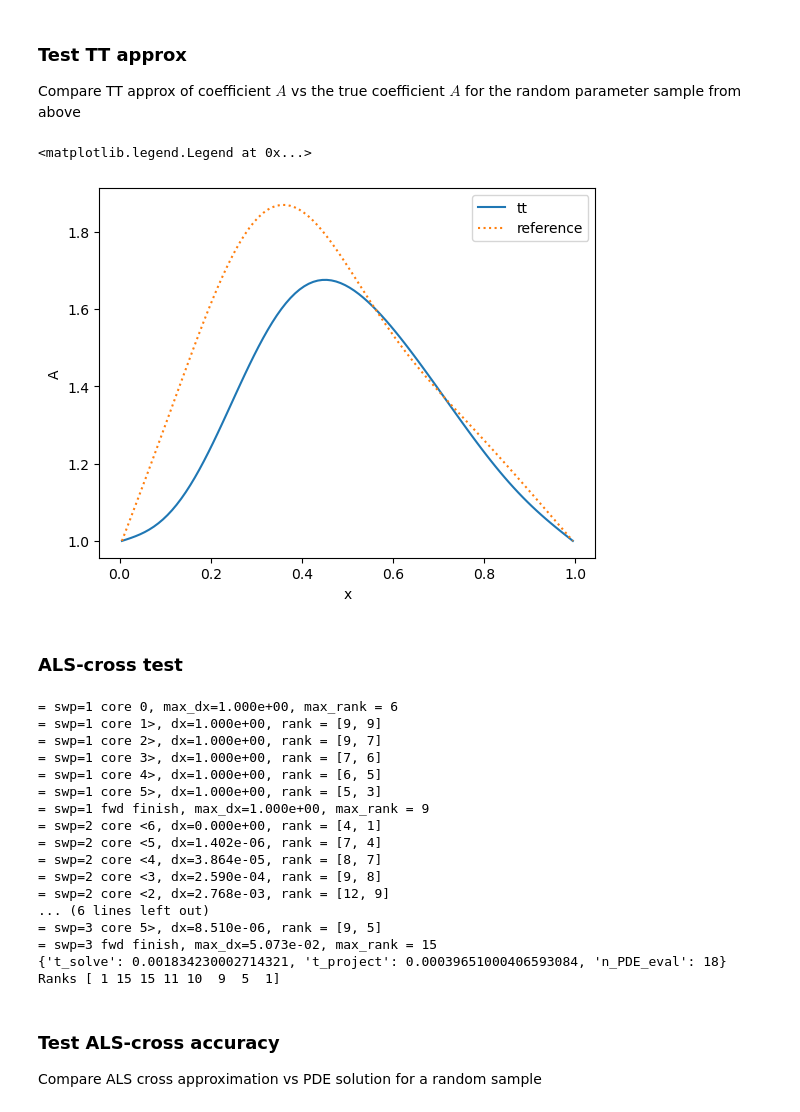
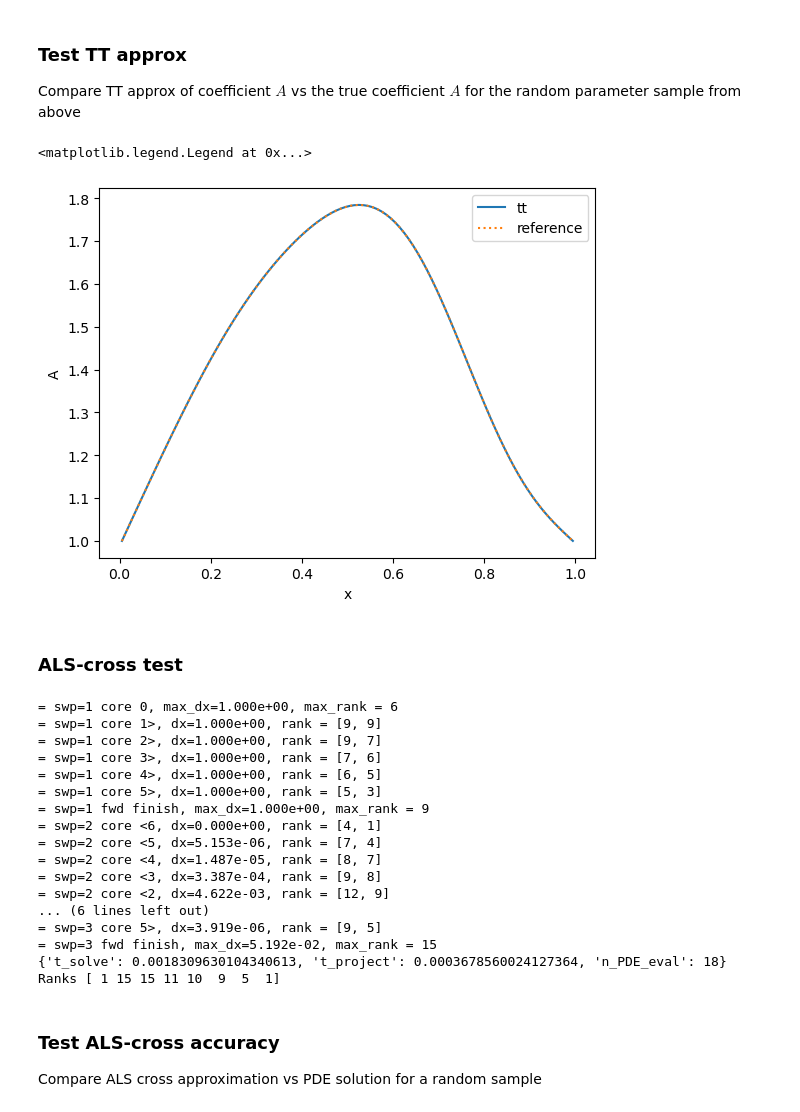
Before and after one commit to huberbenno/TT-IRT, a Jupyter notebook: python/als_cross_rework/test.ipynb, the cells around one changed output. Cells and saved outputs as stored; diff of their text form; code cells hidden in the pictures.

```diff
--- a/python/als_cross_rework/test.ipynb
+++ b/python/als_cross_rework/test.ipynb
@@ -185,24 +177,24 @@ Compare TT approx of coefficient $A$ vs the true coefficient $A$ for the random
 # %%
 # eval TT-approx of coeff
 y = rng.integers(0, Ny, n_a_param)
 C_eval = np.empty(Nx)
 for i in range(Nx):
-  C_eval[i] = C_a[np.concatenate([[i], y, [0]])]
+  C_eval[i] = C_a[np.concatenate([[i, 0], y])]
 
 X = np.hstack([np.arange(Nx).reshape((-1,1)), np.zeros((Nx,1)), np.tile(y, [Nx,1])])
 C_true = cfun(X)
 
 fig, ax = plt.subplots()
 
 x = (np.arange(0, Nx) + .5) / Nx
 ax.plot(x, C_eval, label='tt')
 ax.plot(x, C_true, ls='dotted', label="reference")
 ax.set_xlabel('x')
 ax.set_ylabel('A')
 ax.legend()
 # %% [output]
 <matplotlib.legend.Legend at 0x...>
-[figure, old version]
+[figure, new version]
 # %%
 cores = [np.ones((1,1,1))]
 cores += [np.linspace(v_min,v_max, Ny).reshape(1,-1,1)]
@@ -226,6 +216,7 @@ from als_cross import als_cross
 
 test = als_cross(
   [C_a, C_v, C_const],
+  [C_const],
   PDE_fun,
   1e-8,
   # random_init=5,
@@ -247,14 +238,14 @@ print('Ranks', u.r)
 = swp=1 core 5>, dx=1.000e+00, rank = [5, 3]
 = swp=1 fwd finish, max_dx=1.000e+00, max_rank = 9
 = swp=2 core <6, dx=0.000e+00, rank = [4, 1]
-= swp=2 core <5, dx=1.402e-06, rank = [7, 4]
-= swp=2 core <4, dx=3.864e-05, rank = [8, 7]
-= swp=2 core <3, dx=2.590e-04, rank = [9, 8]
-= swp=2 core <2, dx=2.768e-03, rank = [12, 9]
+= swp=2 core <5, dx=5.153e-06, rank = [7, 4]
+= swp=2 core <4, dx=1.487e-05, rank = [8, 7]
+= swp=2 core <3, dx=3.387e-04, rank = [9, 8]
+= swp=2 core <2, dx=4.622e-03, rank = [12, 9]
 ... (6 lines left out)
-= swp=3 core 5>, dx=8.510e-06, rank = [9, 5]
-= swp=3 fwd finish, max_dx=5.073e-02, max_rank = 15
-{'t_solve': 0.001834230002714321, 't_project': 0.00039651000406593084, 'n_PDE_eval': 18}
+= swp=3 core 5>, dx=3.919e-06, rank = [9, 5]
+= swp=3 fwd finish, max_dx=5.192e-02, max_rank = 15
+{'t_solve': 0.0018309630104340613, 't_project': 0.0003678560024127364, 'n_PDE_eval': 18}
 Ranks [ 1 15 15 11 10  9  5  1]
 # %% [markdown]
 ### Test ALS-cross accuracy
```
Also changed, not shown: parts of 5 cells of this notebook, 1 other file.
